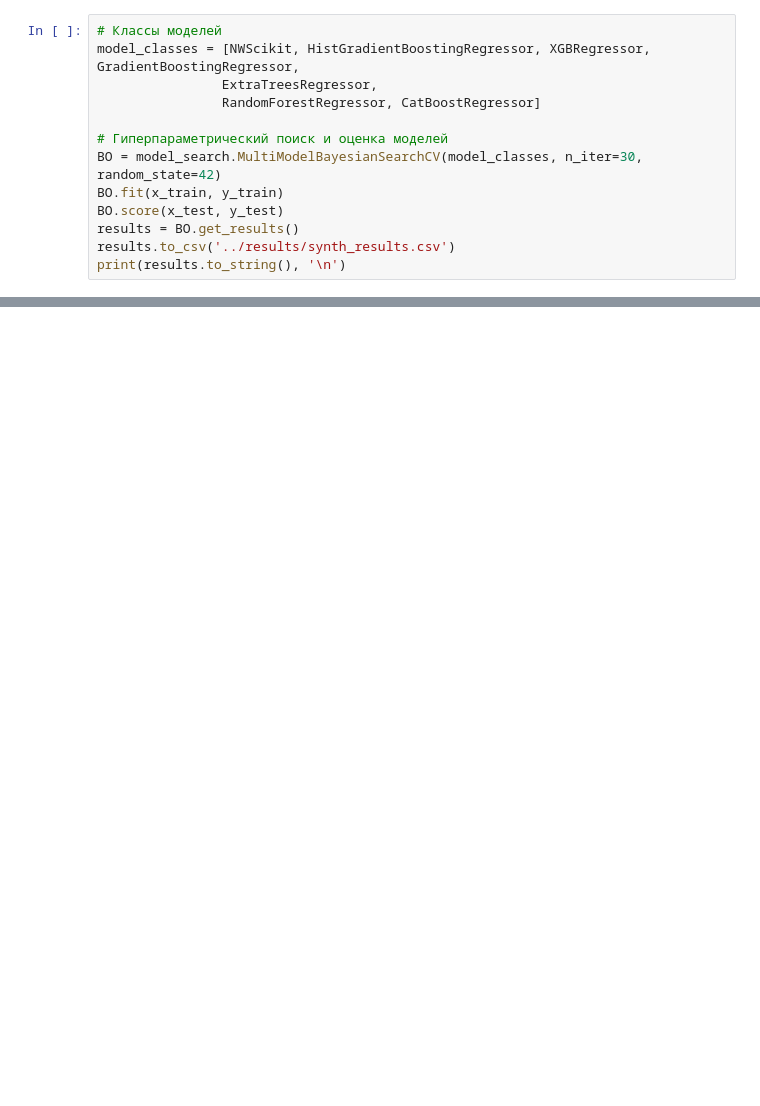
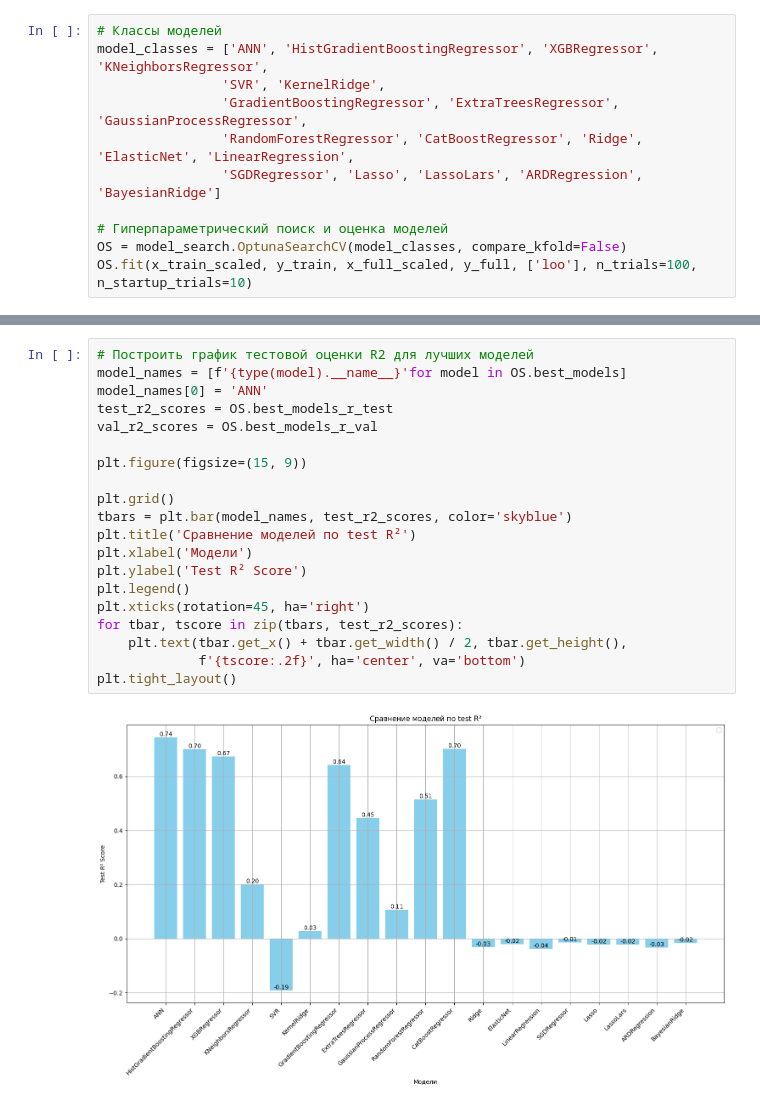
Before and after one commit to KnightKotOR/UW_SM, a Jupyter notebook: src/synth_main.ipynb, the cells around one changed output, grey strips where cells are left out. Drawn from its saved outputs; the diff is of its cells as text; blank space fills up the shorter version.

Commit message:
Optuna update + simulate experiment

```diff
--- a/src/synth_main.ipynb
+++ b/src/synth_main.ipynb
@@ -32,14 +31,12 @@ x_test = scaler.transform(x_test)
 # %%
 # Классы моделей
-model_classes = [NWScikit, HistGradientBoostingRegressor, XGBRegressor, GradientBoostingRegressor,
-                ExtraTreesRegressor,
-                RandomForestRegressor, CatBoostRegressor]
+model_classes = ['ANN', 'HistGradientBoostingRegressor', 'XGBRegressor', 'KNeighborsRegressor',
+                'SVR', 'KernelRidge',
+                'GradientBoostingRegressor', 'ExtraTreesRegressor', 'GaussianProcessRegressor',
+                'RandomForestRegressor', 'CatBoostRegressor', 'Ridge', 'ElasticNet', 'LinearRegression',
+                'SGDRegressor', 'Lasso', 'LassoLars', 'ARDRegression', 'BayesianRidge']
 
 # Гиперпараметрический поиск и оценка моделей
-BO = model_search.MultiModelBayesianSearchCV(model_classes, n_iter=30, random_state=42)
-BO.fit(x_train, y_train)
-BO.score(x_test, y_test)
-results = BO.get_results()
-results.to_csv('../results/synth_results.csv')
-print(results.to_string(), '\n')
+OS = model_search.OptunaSearchCV(model_classes, compare_kfold=False)
+OS.fit(x_train_scaled, y_train, x_full_scaled, y_full, ['loo'], n_trials=100, n_startup_trials=10)
 # %% [output]
@@ -62,0 +79,22 @@ print(results.to_string(), '\n')
+# %%
+# Построить график тестовой оценки R2 для лучших моделей
+model_names = [f'{type(model).__name__}'for model in OS.best_models]
+model_names[0] = 'ANN'
+test_r2_scores = OS.best_models_r_test
+val_r2_scores = OS.best_models_r_val
+
+plt.figure(figsize=(15, 9))
+
+plt.grid()
+tbars = plt.bar(model_names, test_r2_scores, color='skyblue')
+plt.title('Сравнение моделей по test R²')
+plt.xlabel('Модели')
+plt.ylabel('Test R² Score')
+plt.legend()
+plt.xticks(rotation=45, ha='right')
+for tbar, tscore in zip(tbars, test_r2_scores):
+    plt.text(tbar.get_x() + tbar.get_width() / 2, tbar.get_height(),
+             f'{tscore:.2f}', ha='center', va='bottom')
+plt.tight_layout()
+# %% [output]
+[figure, added]
```
Also changed, not shown: parts of 18 cells of this notebook, 32 other files.
